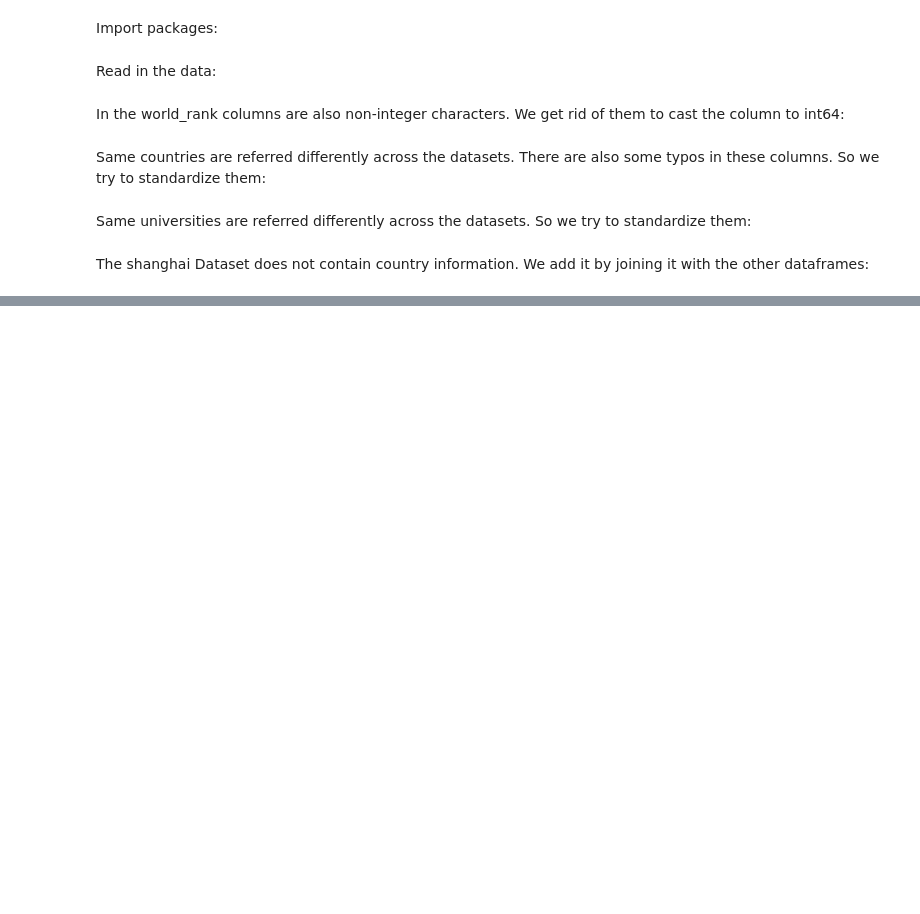
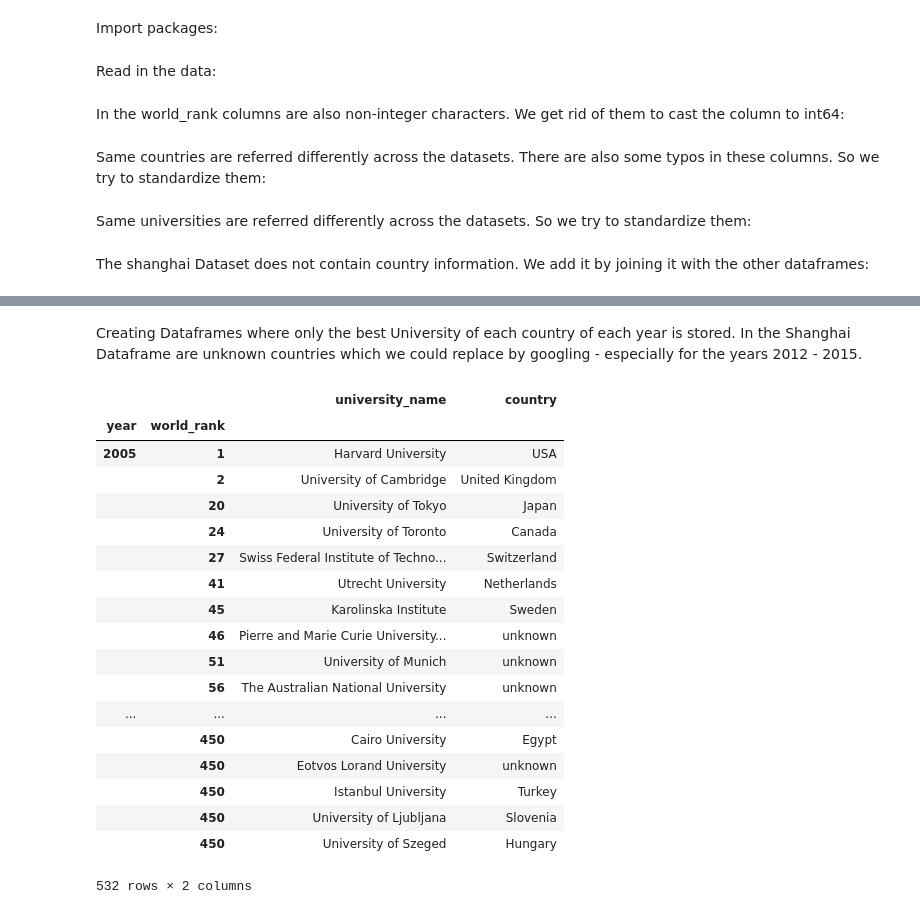
Before and after one commit to AjayvirS/uni-ranking, a Jupyter notebook: Tobis_DOPP_Notebook.ipynb, the cells around one changed output, grey strips where cells are left out. Drawn from its saved outputs; the diff is of its cells as text; code cells hidden in the pictures; blank space fills up the shorter version.

```diff
--- a/Tobis_DOPP_Notebook.ipynb
+++ b/Tobis_DOPP_Notebook.ipynb
@@ -121,0 +180,56 @@ shanghaiData = pd.merge(shanghaiData, uniCountryDf, how='left', on='university_n
+# %% [markdown]
+Creating Dataframes where only the best University of each country of each year is stored. In the Shanghai Dataframe are unknown countries which we could replace by googling - especially for the years 2012 - 2015.
+# %%
+#only keeps the best university of each country for each year in the df. Necessary for timesData, because it has not national rank column.
+def countryRanks(df):
+    workdf = df.set_index(['year', 'world_rank']).sort_index()
+    country_ranks = workdf.head(1)
+    last_country = country_ranks.iloc[-1]['country']
+    last_year = country_ranks.index[-1][0]
+    workdf = workdf[(workdf.country != last_country) | (workdf.index.get_level_values('year') != last_year)]
+    while not(workdf.empty):
+        country_ranks = country_ranks.append(workdf.head(1))
+        last_country = country_ranks.iloc[-1]['country']
+        last_year = country_ranks.index[-1][0]
+        workdf = workdf[(workdf.country != last_country) | (workdf.index.get_level_values('year') != last_year)]
+
+    return country_ranks[['university_name', 'country']]
+
+times_country_ranks = countryRanks(timesData)
+
+cwur_country_ranks = cwurData[cwurData.national_rank == 1].set_index(['year', 'world_rank']).sort_index()
+cwur_country_ranks = cwur_country_ranks[['university_name', 'country']]
+
+#replacing for example '201-250' with min(201,250) in national_ranks column
+rangeRanks = shanghaiData[shanghaiData.national_rank.str.contains('[0-9]-[0-9]' ,regex = True)]['national_rank'].unique()
+rangeRanksToMin = {}
+for range in rangeRanks:
+    parts = range.split('-')
+    rangeRanksToMin[range] = str(parts[0])
+shanghaiData = shanghaiData.replace({"national_rank": rangeRanksToMin})
+shanghaiData = shanghaiData.astype({'national_rank': 'float'}).astype({'national_rank': 'int64'})
+
+shanghai_country_ranks = shanghaiData[shanghaiData.national_rank == 1].set_index(['year', 'world_rank']).sort_index()
+shanghai_country_ranks = shanghai_country_ranks[['university_name', 'country']]
+
+shanghai_country_ranks
+# %% [output]
+|  |  | university_name | country |
+| year | world_rank |  |  |
+| 2005 | 1 | Harvard University | USA |
+|  | 2 | University of Cambridge | United Kingdom |
+|  | 20 | University of Tokyo | Japan |
+|  | 24 | University of Toronto | Canada |
+|  | 27 | Swiss Federal Institute of Techno... | Switzerland |
+|  | 41 | Utrecht University | Netherlands |
+|  | 45 | Karolinska Institute | Sweden |
+|  | 46 | Pierre and Marie Curie University... | unknown |
+|  | 51 | University of Munich | unknown |
+|  | 56 | The Australian National University | unknown |
+| ... | ... | ... | ... |
+|  | 450 | Cairo University | Egypt |
+|  | 450 | Eotvos Lorand University | unknown |
+|  | 450 | Istanbul University | Turkey |
+|  | 450 | University of Ljubljana | Slovenia |
+|  | 450 | University of Szeged | Hungary |
+532 rows × 2 columns
```
Also changed, not shown: parts of 6 cells of this notebook.
